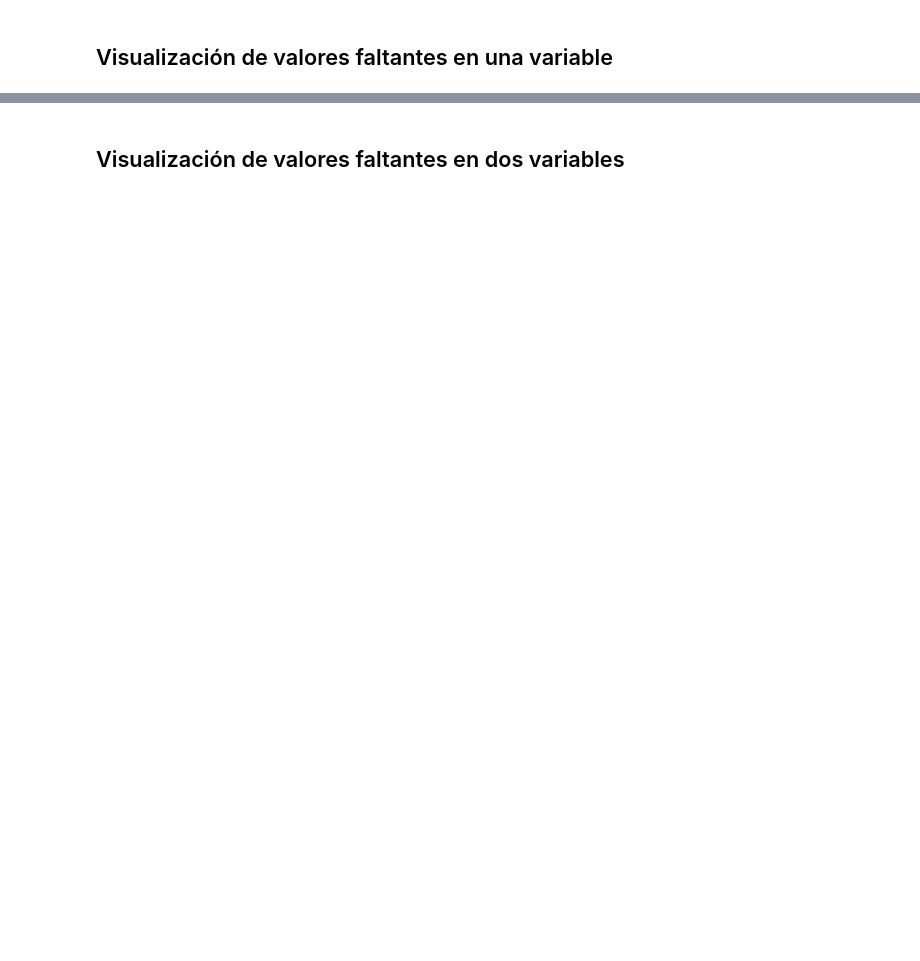
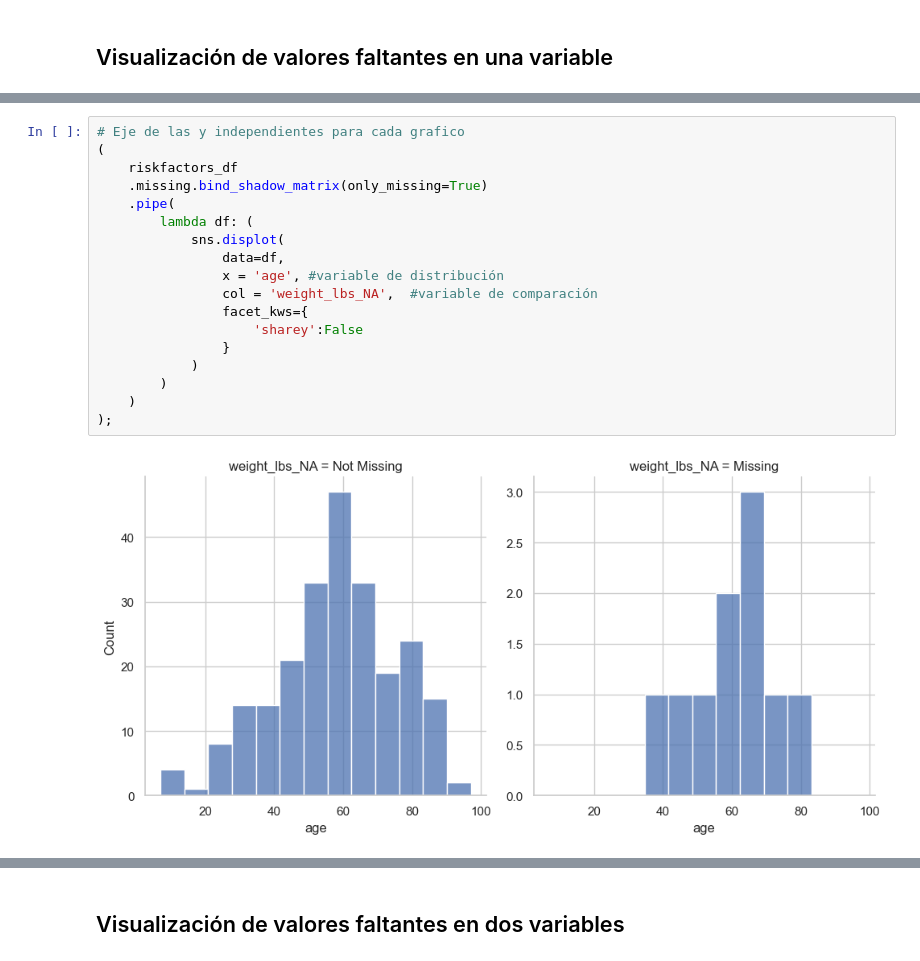
Before and after one commit to RaymundoSGlz/Manejo-de-datos-faltantes, a Jupyter notebook: live-exploration-missing-values.ipynb, the cells around one changed output, grey strips where cells are left out. Drawn from its saved outputs; the diff is of its cells as text; blank space fills up the shorter version.

```diff
--- a/live-exploration-missing-values.ipynb
+++ b/live-exploration-missing-values.ipynb
@@ -828,0 +942,20 @@ diabetes_df.missing.missing_variable_plot()
+# %%
+# Eje de las y independientes para cada grafico
+(
+    riskfactors_df
+    .missing.bind_shadow_matrix(only_missing=True)
+    .pipe(
+        lambda df: (
+            sns.displot(
+                data=df,
+                x = 'age', #variable de distribución
+                col = 'weight_lbs_NA',  #variable de comparación
+                facet_kws={
+                    'sharey':False
+                }
+            )
+        )
+    )
+);
+# %% [output]
+[figure, added]
```
Also changed, not shown: parts of 28 cells of this notebook.
